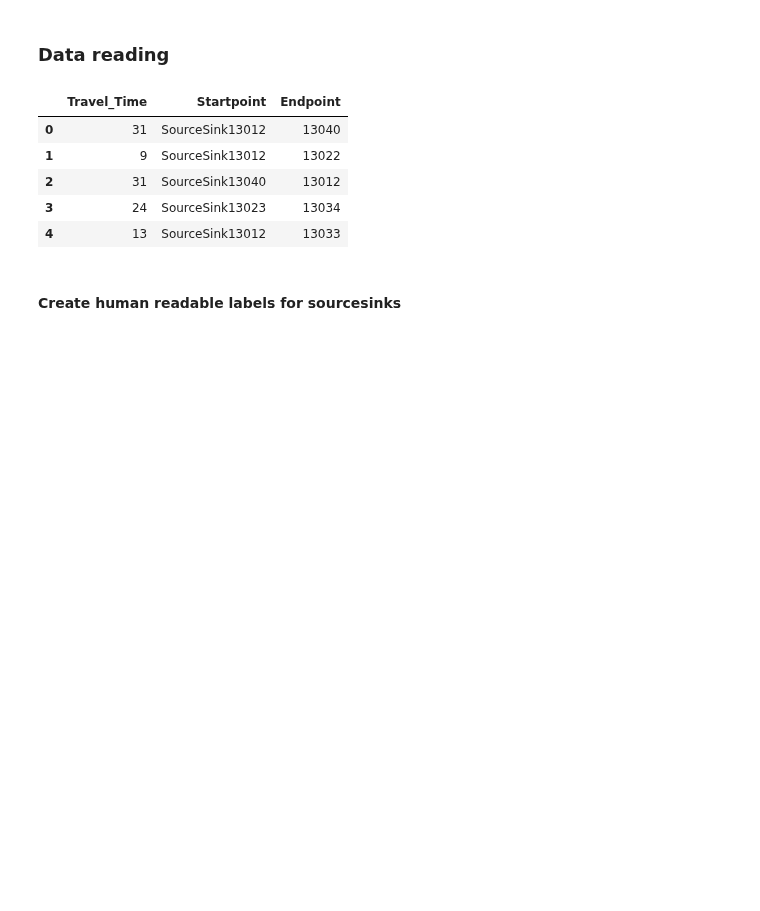
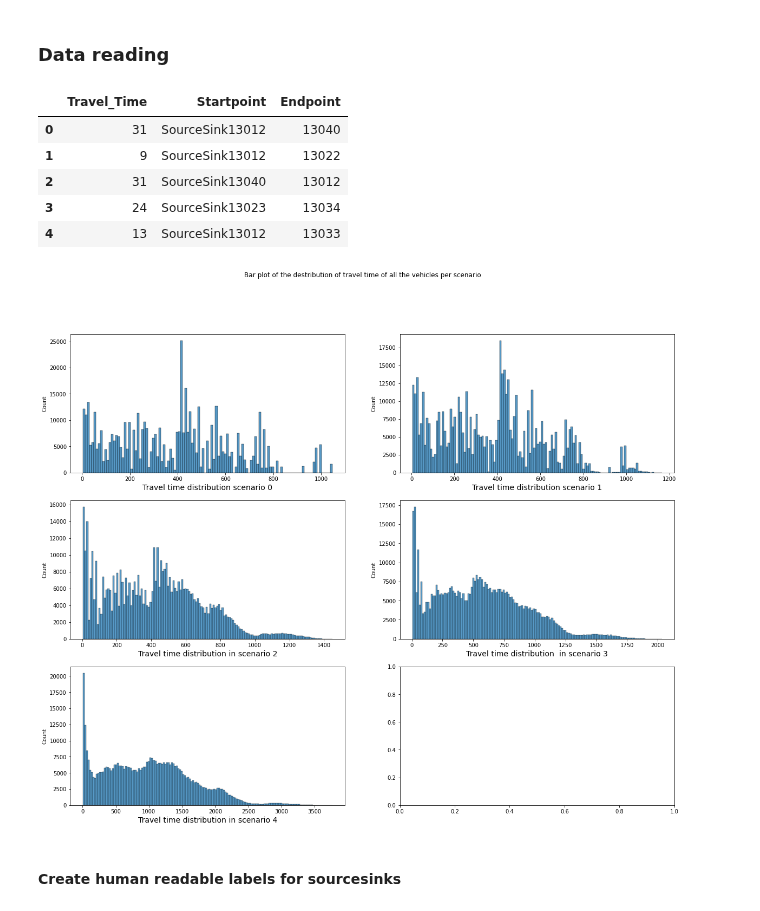
Before and after one commit to EwoutH/EPA1352-Adv-Simulation, a Jupyter notebook: EPA1352-G06-A4/notebook/travel_time_analysis.ipynb, the cells around one changed output. Cells and saved outputs as stored; diff of their text form; code cells hidden in the pictures; blank space fills up the shorter version.

```diff
--- a/EPA1352-G06-A4/notebook/travel_time_analysis.ipynb
+++ b/EPA1352-G06-A4/notebook/travel_time_analysis.ipynb
@@ -27,3 +27,26 @@ results[2].head()
 | 2 | 31 | SourceSink13040 | 13012 |
 | 3 | 24 | SourceSink13023 | 13034 |
 | 4 | 13 | SourceSink13012 | 13033 |
+# %%
+# visualisation of the deviation of the time taken (in minutes) for each scenario
+fig, axs = plt.subplots(nrows=3, ncols=2, figsize=(20, 16))
+fig.suptitle('Bar plot of the destribution of travel time of all the vehicles per scenario')
+
+sns.histplot(ax=axs[0,0], data=results[0]['Travel_Time'])
+axs[0,0].set_xlabel('Travel time distribution scenario 0', fontsize=14)
+
+sns.histplot(ax=axs[0,1], data=results[1]['Travel_Time'])
+axs[0,1].set_xlabel('Travel time distribution scenario 1', fontsize=14)
+
+sns.histplot(ax=axs[1,0], data=results[2]['Travel_Time'])
+axs[1,0].set_xlabel('Travel time distribution in scenario 2', fontsize=14)
+
+sns.histplot(ax=axs[1,1], data=results[3]['Travel_Time'])
+axs[1,1].set_xlabel('Travel time distribution  in scenario 3', fontsize=14)
+
+sns.histplot(ax=axs[2,0], data=results[4]['Travel_Time'])
+axs[2,0].set_xlabel('Travel time distribution in scenario 4', fontsize=14)
+
+plt.savefig('../img/histograme.png')
+# %% [output]
+[figure, added]
```
Also changed, not shown: parts of 9 cells of this notebook, 2 other files.
